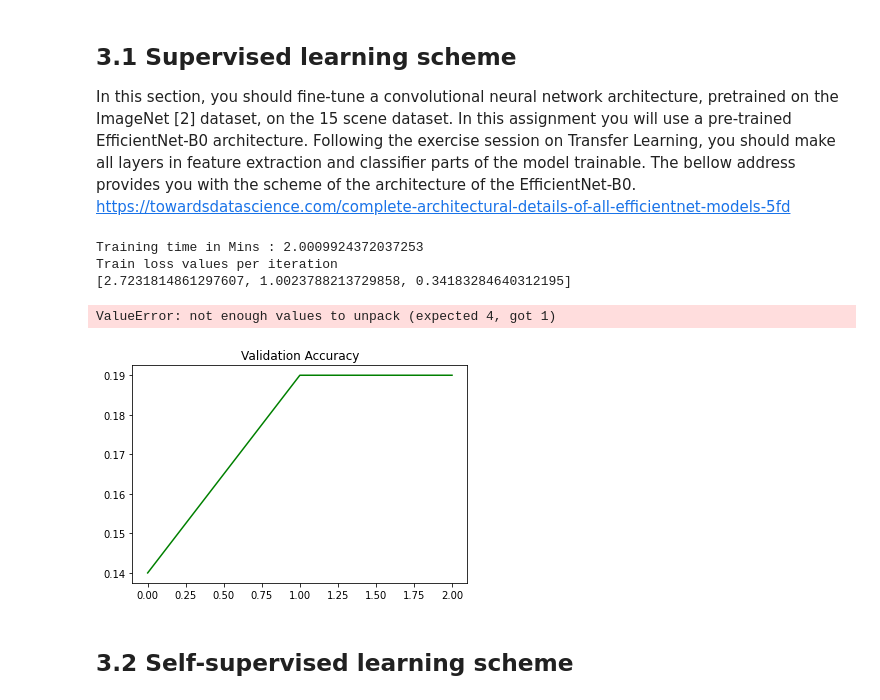
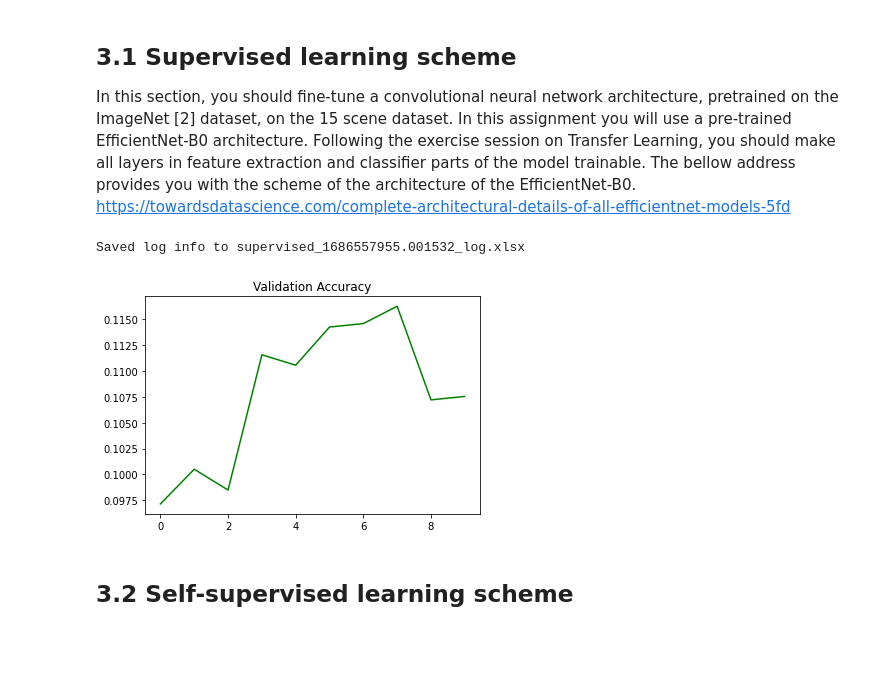
Before and after one commit to arnodeceuninck/ANN-Self-Supervised-Scene-Classification, a Jupyter notebook: main.ipynb, the cells around one changed output. Saved outputs shown, nothing was run; the diff lists cells and outputs as text; code cells hidden in the pictures; blank space fills up the shorter version.

```diff
--- a/main.ipynb
+++ b/main.ipynb
@@ -44,9 +60,9 @@ def get_scene_data_loader(batch_size):
         transforms.ToTensor()
     ])
 
-
     # Load the dataset
-    data_folder = '15SceneData_small'
+    # data_folder = '15SceneData_small'
+    data_folder = '15SceneData'
 
     train_folder = os.path.join(data_folder, 'train')
     val_folder = os.path.join(data_folder, 'validation')
@@ -66,7 +82,6 @@ def get_scene_data_loader(batch_size):
     # train_loader = torch.utils.data.DataLoader(train_dataset, batch_size=batch_size, num_workers=2, sampler=torch.utils.data.SubsetRandomSampler(range(0, int(len(train_dataset) * 0.1))))
     # val_loader = torch.utils.data.DataLoader(val_dataset, batch_size=batch_size, num_workers=2, sampler=torch.utils.data.SubsetRandomSampler(range(0, int(len(train_dataset) * 0.1))))
 
-
     return train_loader, val_loader
 # %%
 train_loader, val_loader = get_scene_data_loader(BATCH_SIZE)
@@ -149,31 +250,34 @@ class TrainLogger:
 # %%
+
 class TrainConfig:
-    def __init__(self, lr=0.001, num_epochs=10, criterion=None, optimizer="Adam"):
+    def __init__(self, lr=LEARNING_RATE, num_epochs=NUM_EPOCHS, criterion=None, optimizer=OPTIMIZER, input_size=INPUT_SHAPE):
         self.lr = lr
         self.num_epochs = num_epochs
         self.criterion = criterion if criterion else torch.nn.CrossEntropyLoss()
         self.optimizer = optimizer
 
+        if input_size != INPUT_SHAPE:
+            print(f"Warning: different input size from config not supported (since this is the train config and not loader config)")
+
+        self.input_size = input_size
+
     def get_optimizer(self, model):
         if self.optimizer == "Adam":
             return Adam(model.parameters(), lr=self.lr)
+        elif self.optimizer == "SGD":
+            return SGD(model.parameters(), lr=self.lr)
         else:
             raise NotImplementedError("Optimizer not implemented")
 # %%
-import numpy as np
-from torch import nn, optim
-from tqdm import tqdm
-
-def evalution(model, validation_loader,criterion,pretext_task=None):
-
+def evalution(model, validation_loader, criterion, pretext_task=None):
     val_loss = []
 
     real_label = None
     pred_label = None
     for inputs, labels in validation_loader:
 
-        if pretext_task is not None
-            inputs = pretext_task(inputs)
+        if pretext_task is not None:
+            inputs, labels = pretext_task(inputs, labels)
 
         outputs = model(inputs)
         loss = criterion(outputs, labels)
@@ -202,7 +306,12 @@ def evalution(model, validation_loader,criterion,pretext_task=None):
 def train(model, train_loader, validation_loader, train_config, pretext_task=None, log_descr=None):
     criterion = torch.nn.CrossEntropyLoss()
     optimizer = train_config.get_optimizer(model)
-    log = TrainLogger(log_descr)
+
+    log = TrainLogger(train_config=train_config,
+                      train_loader=train_loader,
+                      val_loader=validation_loader,
+                      model=model,
+                      descr=log_descr)
 
     for epoch in range(train_config.num_epochs):
         for itr, (inputs, labels) in tqdm(enumerate(train_loader), total=len(train_loader)):
@@ -212,7 +321,7 @@ def train(model, train_loader, validation_loader, train_config, pretext_task=Non
                 inputs, labels = pretext_task(inputs, labels)
 
             outputs = model(inputs)
-            loss = criterion(outputs,labels)
+            loss = criterion(outputs, labels)
 
             # clearing old gradients from the last step
             optimizer.zero_grad()
@@ -228,7 +337,7 @@ def train(model, train_loader, validation_loader, train_config, pretext_task=Non
 
         log.notify_epoch_end(epoch, eval_loss=eval_loss, eval_acc=eval_acc)
 
-    log.notify_train_end()
+    log.notify_train_end(model)
 
     return model, log
 # %%
@@ -266,24 +375,22 @@ trainable. The bellow address provides you with the scheme of the architecture o
 EfficientNet-B0.
 https://towardsdatascience.com/complete-architectural-details-of-all-efficientnet-models-5fd
 # %%
-model_efficient_b0 =  torchvision.models.efficientnet_b0(weights=True)
+model_efficient_b0 = torchvision.models.efficientnet_b0(weights='IMAGENET1K_V1')
 
 make_trainable(model_efficient_b0, train_features=True, train_classifier=True)
 
 # Number of classes is different, so change the last classification layer
 modify_classification_head(model_efficient_b0, num_classes=NUM_CLASSES)
 
-train_config = TrainConfig(num_epochs=10, optimizer="Adam", lr=0.001)
+train_config = TrainConfig()
 
-model_efficient_b0,train_log = train(model_efficient_b0, train_loader, val_loader, train_config, log_descr="supervised")
+model_efficient_b0, train_log = train(model_efficient_b0, train_loader, val_loader, train_config,
+                                      log_descr="supervised")
 
 torch.save(model_efficient_b0.state_dict(), 'model_efficient_b0_supervised.pth')
 # %% [output]
-Training time in Mins : 2.0009924372037253
-Train loss values per iteration
-[2.7231814861297607, 1.0023788213729858, 0.34183284640312195]
+Saved log info to supervised_1686557955.001532_log.xlsx
-ValueError: not enough values to unpack (expected 4, got 1)
-[figure, old version]
+[figure, new version]
 # %% [markdown]
 ## 3.2 Self-supervised learning scheme
 # %% [markdown]
```
Also changed, not shown: parts of 27 cells of this notebook, 1 other file.
